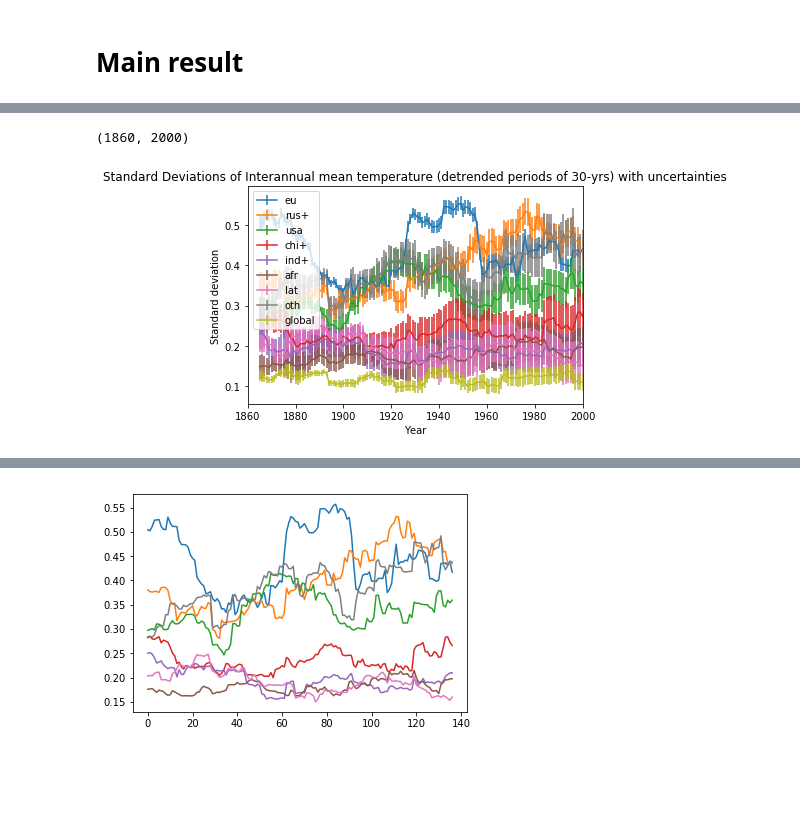
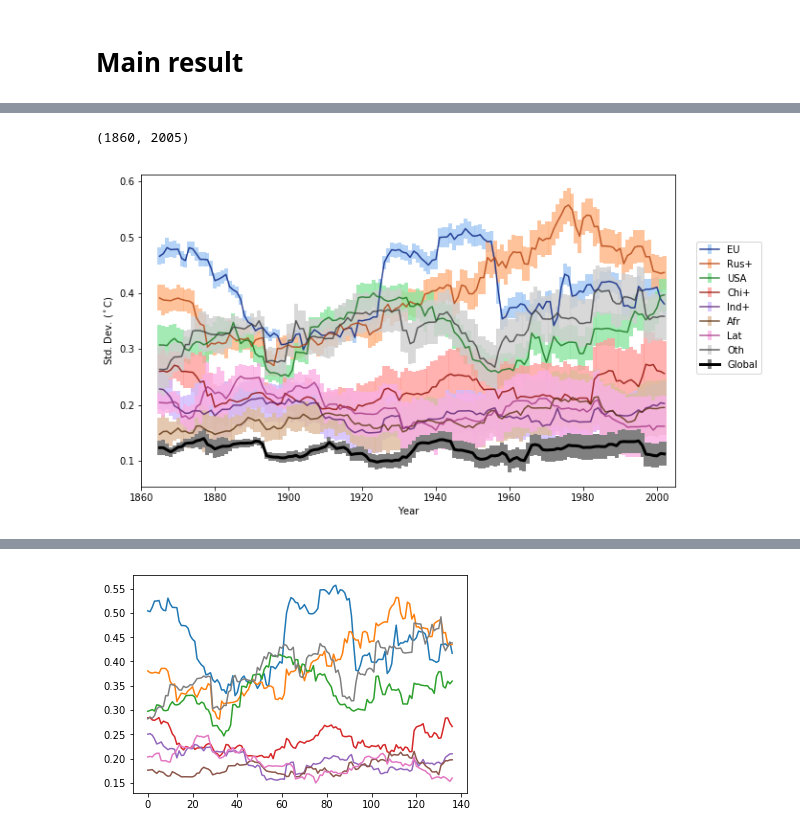
Before and after one commit to jkikstra/climvar, a Jupyter notebook: IlyasPastVariability.ipynb, the cells around one changed output, grey strips where cells are left out. Drawn from its saved outputs; the diff is of its cells as text; code cells hidden in the pictures; blank space fills up the shorter version.

```diff
--- a/IlyasPastVariability.ipynb
+++ b/IlyasPastVariability.ipynb
@@ -139,7 +138,7 @@ def create_weighted_grids(grid): # grid should be input of 36 x 72 (so for 1 tim
 # %%
 # load the medians of the temperature anomalies from the datafile
 dsdir = '/data/aod/Ilyasetal2017_annual/wrt_18501900/'
-dsname = 'median.nc'
+dsname = 'ensemble_statistics.ann_wrt_18501900.nc' #'median.nc'
 DS = xr.open_dataset(dsdir + dsname, decode_times=False)
 t_anom_ds = DS['median']     # yearly data; [167 x 36 x 72], float32
 t_anom = t_anom_ds.values
@@ -707,24 +793,0 @@ plt.legend(regions)
-# %%
-# print(regional_data_detrended)
-for rgn in range(8):
-    plt.figure(0)
-    plt.plot(range(169),SDsOfIlyas_regional[rgn])
-    plt.figure(1)
-    plt.plot(range(139),SDsOfMEANs[rgn])
-    plt.figure(2)
-    plt.plot(range(139),SDsOfSDs[rgn])
-    plt.legend(regions)
-plt.figure(0)
-plt.plot(range(169),SDsOfIlyas_global, 'rx')
-plt.figure(1)
-plt.plot(range(139),SDsOfMEANs_global, 'rx')
-plt.figure(2)
-plt.plot(range(139),SDsOfSDs_global, 'rx')
-
-# print(SDsOfIlyas[3,:])
-# print(SDsOfSDs[3,:])
-
-###
-# conclusion seems to be that there is more of a spread in the recent decades
-#   which indicates a higher spread in the amount of variability
-#   and could therefore indicate a trend in the SD/NormDist of the interannual temperatures.
@@ -781,15 +840,20 @@ mean SD of oth: 0.264368289696131
 # %%
+regionlabels = ['EU', 'Rus+', 'USA', 'Chi+', 'Ind+', 'Afr', 'Lat', 'Oth']
+
+palette = sns.color_palette("dark", 8)
+error_palette = sns.color_palette("pastel", 8)
 ## plot SDs with uncertainty ranges:
+fig = plt.figure(figsize=(10, 6))
 for rgn in range(8):
-    plt.errorbar(range((startyr + math.floor(climateperiod/2)), (endyr+1 - math.ceil(climateperiod/2))), SDsOfMEANs[rgn], SDsOfSDs[rgn], label = regions[rgn+1])
-plt.errorbar(range((startyr + math.floor(climateperiod/2)), (endyr+1 - math.ceil(climateperiod/2))), SDsOfMEANs_global, SDsOfSDs_global, label = 'global')
+    plt.errorbar(range((startyr + math.floor(climateperiod/2)), (endyr+1 - math.ceil(climateperiod/2))), SDsOfMEANs[rgn], SDsOfSDs[rgn], label = regionlabels[rgn], color=palette[rgn], elinewidth=4, ecolor=error_palette[rgn], alpha=.8)
+plt.errorbar(range((startyr + math.floor(climateperiod/2)), (endyr+1 - math.ceil(climateperiod/2))), SDsOfMEANs_global, SDsOfSDs_global, label = 'Global', color='black', ecolor='grey', elinewidth=4, linewidth=3)
 plt.xlim(startyr, endyr)
 plt.xlim(0, 0.7)
-plt.title('Standard Deviations of Interannual mean temperature (detrended periods of 30-yrs) with uncertainties')
-plt.legend(loc = 'upper left')
+# plt.title('Standard Deviations of Interannual mean temperature (detrended for 31-yr periods) with uncertainties')
+plt.legend(loc='upper center', bbox_to_anchor=(1.1, 0.8), shadow=False, ncol=1)
 plt.xlabel('Year')
-plt.ylabel('Standard deviation')
-plt.xlim([1860,2000])
+plt.ylabel('Std. Dev. ($^\circ$C)')
+plt.xlim([1860,2005])
 # %% [output]
-(1860, 2000)
+(1860, 2005)
-[figure, old version]
+[figure, new version]
```
Also changed, not shown: parts of 24 cells of this notebook, 2 other files.
